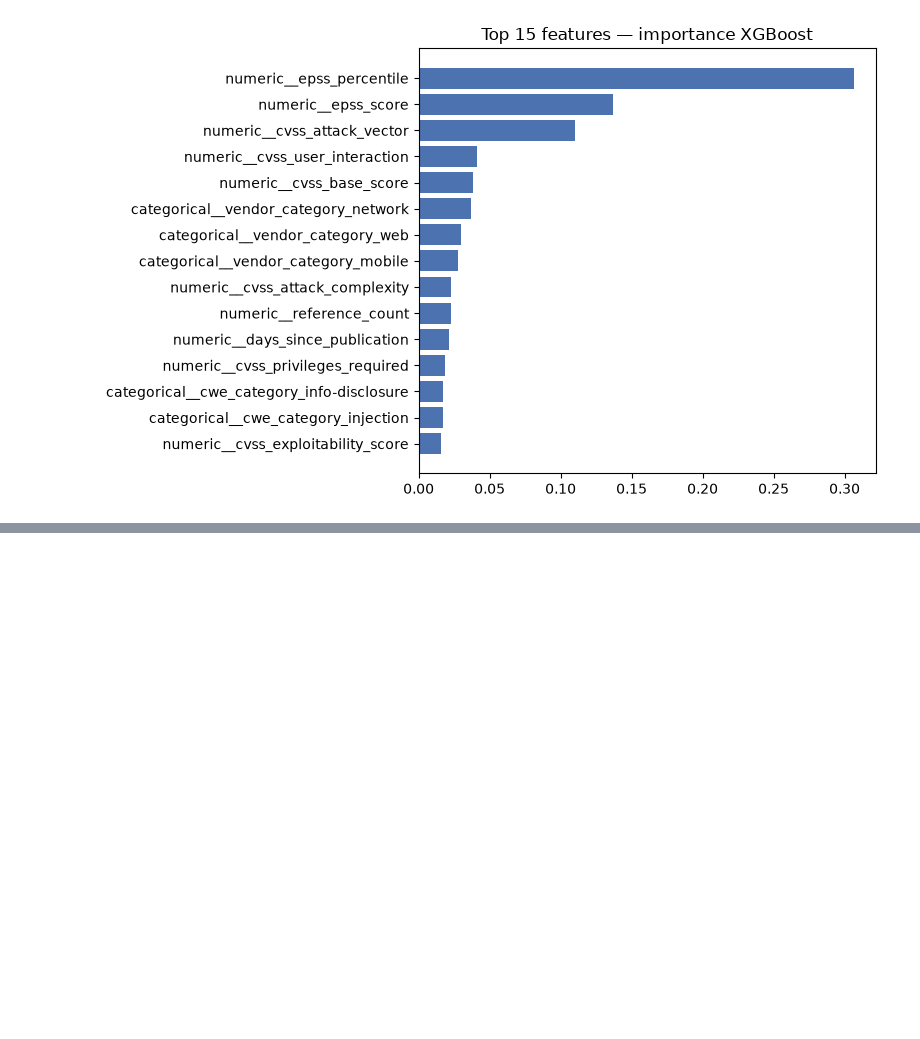
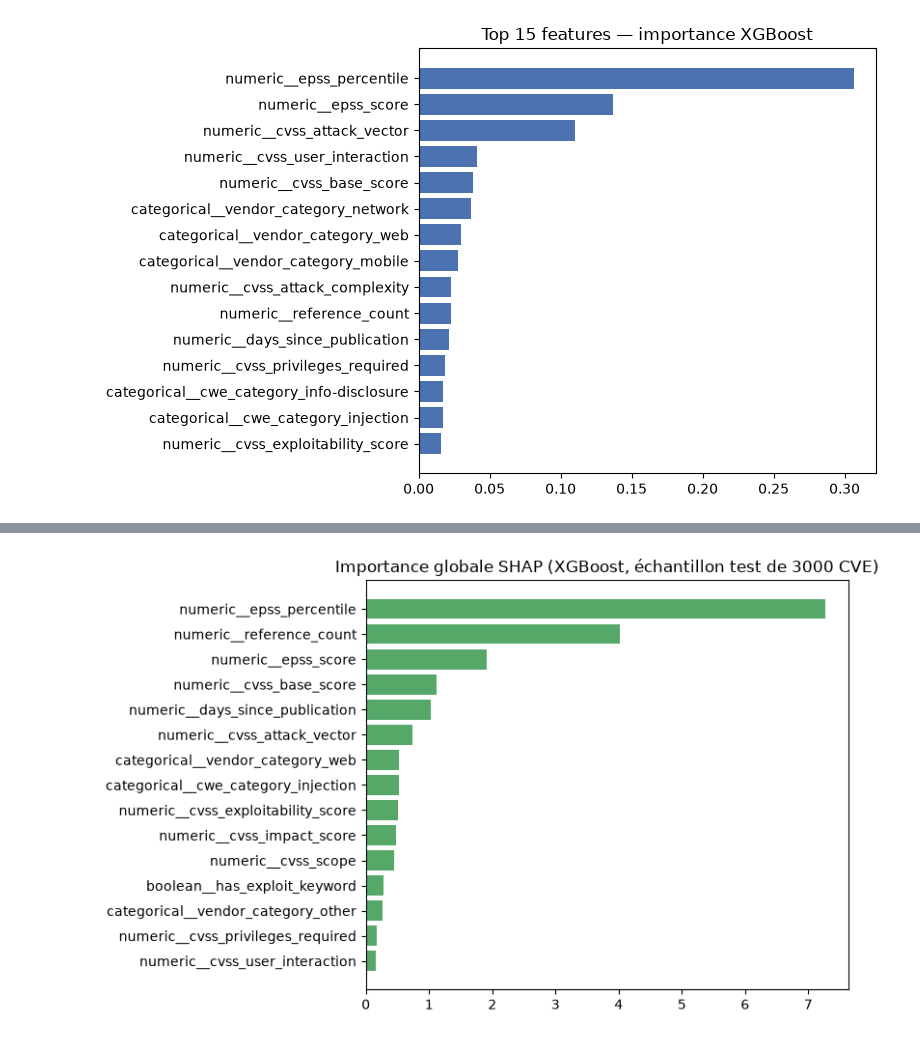
Before and after one commit to git-saidmansour/Projet-de-fin-d-eutde-DU-Data-Analytics, a Jupyter notebook: notebooks/01_results_overview.ipynb, the cells around one changed output, grey strips where cells are left out. Saved outputs shown, nothing was run; the diff lists cells and outputs as text; code cells hidden in the pictures; blank space fills up the shorter version.

```diff
--- a/notebooks/01_results_overview.ipynb
+++ b/notebooks/01_results_overview.ipynb
@@ -203,0 +209,15 @@ plt.show()
+# %%
+from src.models.interpret import explain_cve, global_importance
+
+sample = test_df.sample(3000, random_state=42)
+X_sample, _ = get_X_y(sample)
+shap_importance = global_importance(xgb_pipe, X_sample)
+
+fig, ax = plt.subplots(figsize=(8, 5))
+top = shap_importance.head(15)
+ax.barh(top["feature"][::-1], top["mean_abs_shap"][::-1], color="#55A868")
+ax.set_title("Importance globale SHAP (XGBoost, échantillon test de 3000 CVE)")
+plt.tight_layout()
+plt.show()
+# %% [output]
+[figure, added]
```
Also changed, not shown: parts of 5 cells of this notebook.
